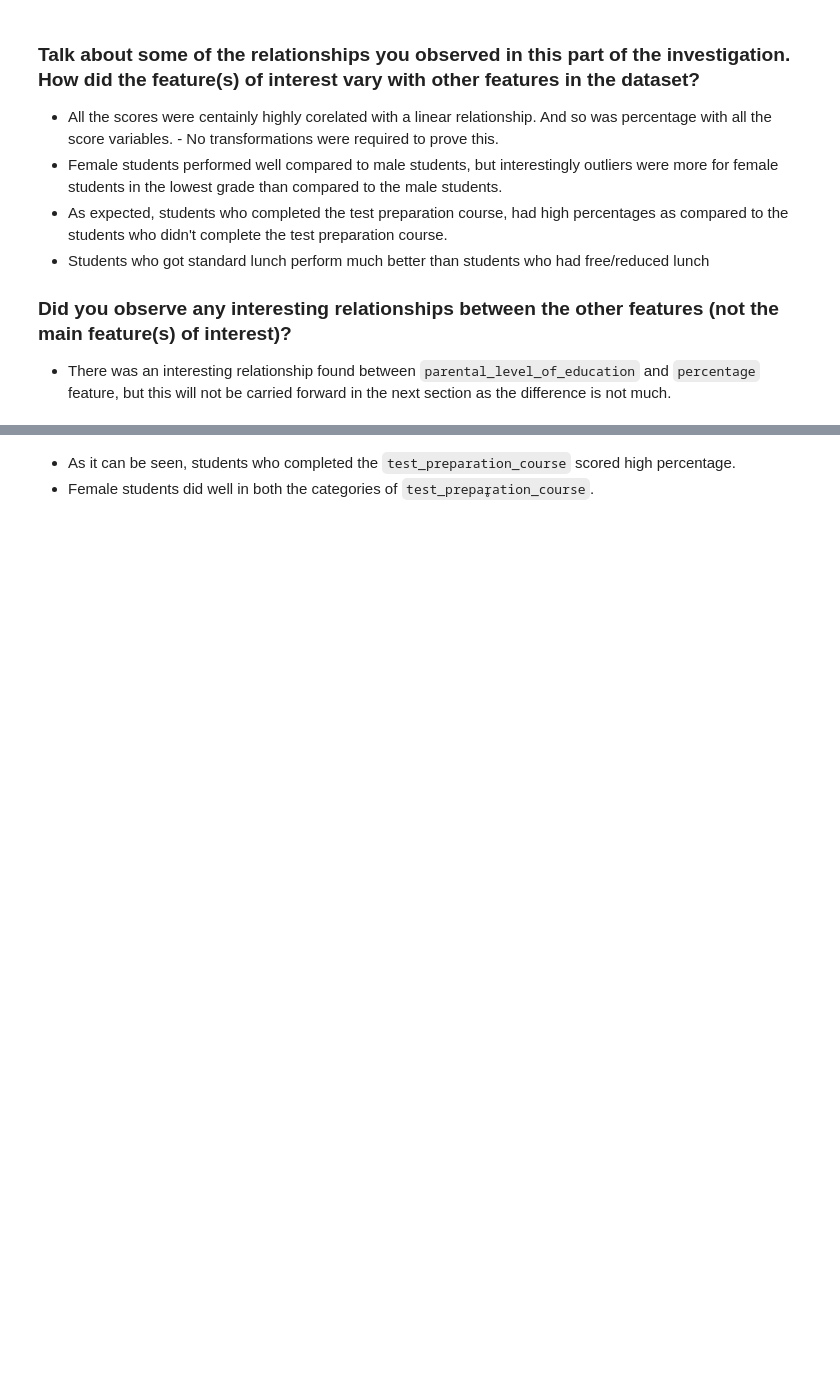
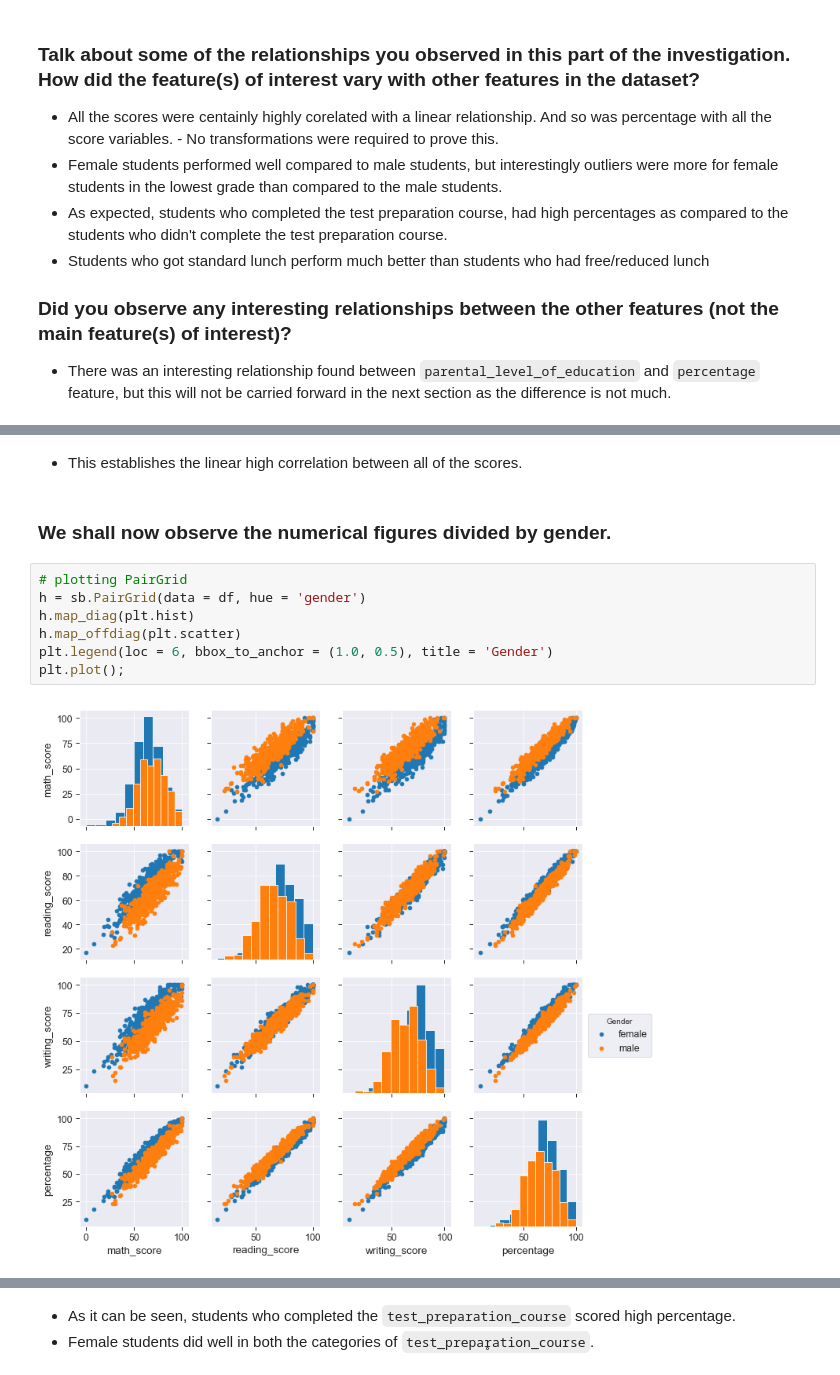
Before and after one commit to habibumrf/Communicate_Data_Findings, a Jupyter notebook: student_performance_in_exams_part_I.ipynb, the cells around one changed output, grey strips where cells are left out. Saved outputs shown, nothing was run; the diff lists cells and outputs as text; blank space fills up the shorter version.

```diff
--- a/student_performance_in_exams_part_I.ipynb
+++ b/student_performance_in_exams_part_I.ipynb
@@ -460,0 +459,13 @@ plt.show()
+# %% [markdown]
+- This establishes the linear high correlation between all of the scores.
+# %% [markdown]
+### We shall now observe the numerical figures divided by gender.
+# %%
+# plotting PairGrid
+h = sb.PairGrid(data = df, hue = 'gender')
+h.map_diag(plt.hist)
+h.map_offdiag(plt.scatter)
+plt.legend(loc = 6, bbox_to_anchor = (1.0, 0.5), title = 'Gender')
+plt.plot();
+# %% [output]
+[figure, added]
```
Also changed, not shown: parts of 15 cells of this notebook, 5 other files.
